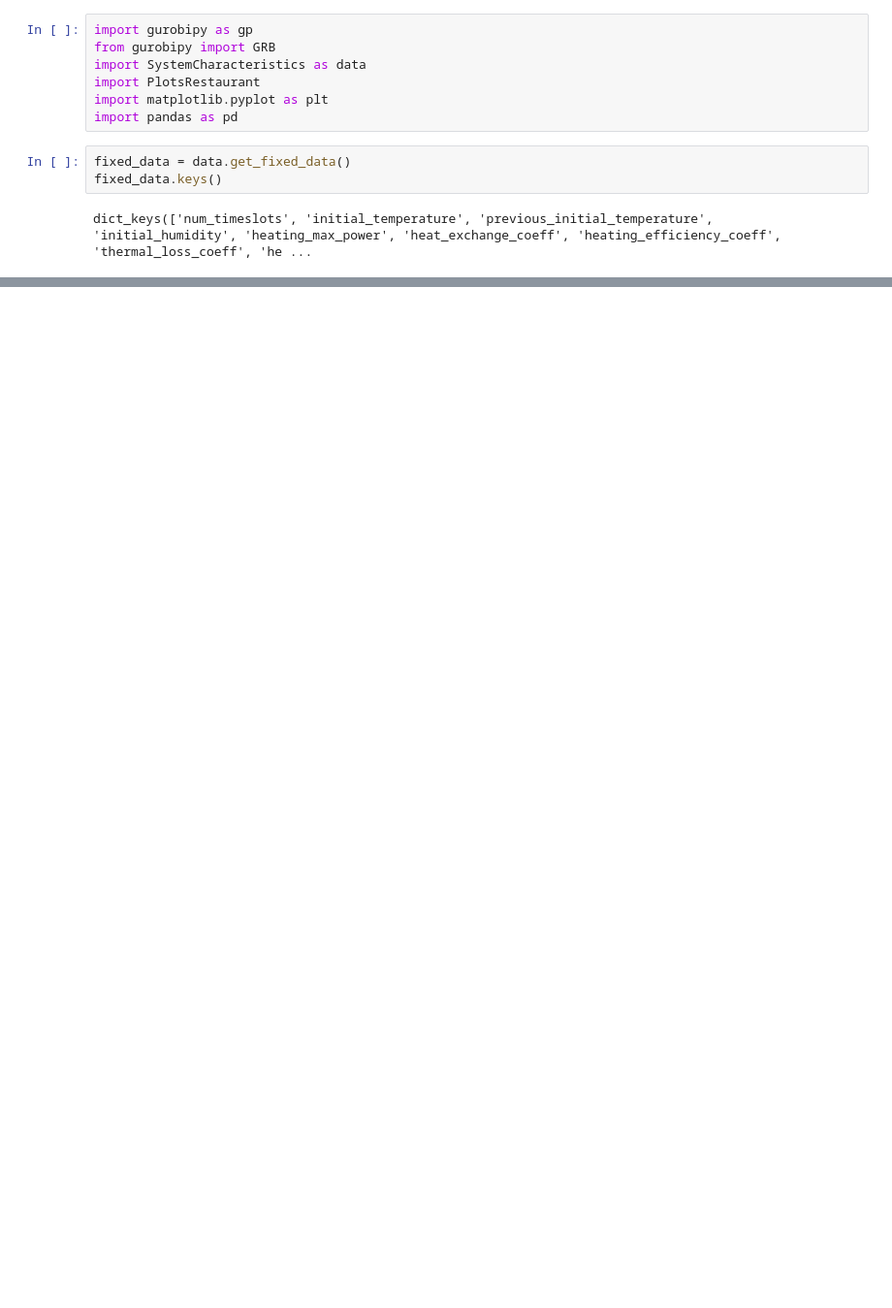
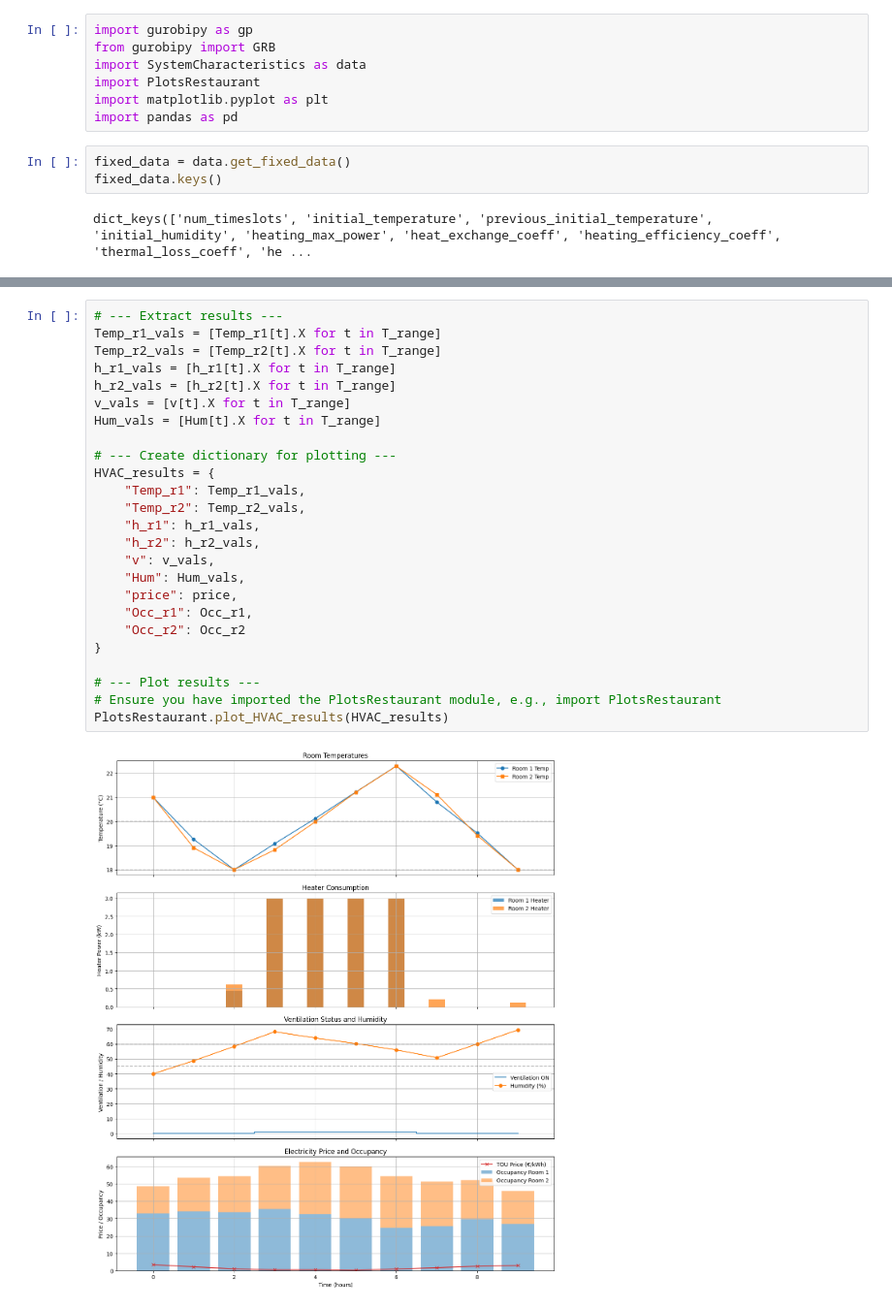
Before and after one commit to 90Theo/decision-making, a Jupyter notebook: Part2_Fabian.ipynb, the cells around one changed output, grey strips where cells are left out. Shown at 97% size. Drawn from its saved outputs; the diff is of its cells as text; blank space fills up the shorter version.

```diff
--- a/Part2_Fabian.ipynb
+++ b/Part2_Fabian.ipynb
@@ -122,0 +126,27 @@ TypeError: unsupported operand type(s) for -: 'list' and 'float'
+# %%
+# --- Extract results ---
+Temp_r1_vals = [Temp_r1[t].X for t in T_range]
+Temp_r2_vals = [Temp_r2[t].X for t in T_range]
+h_r1_vals = [h_r1[t].X for t in T_range]
+h_r2_vals = [h_r2[t].X for t in T_range]
+v_vals = [v[t].X for t in T_range]
+Hum_vals = [Hum[t].X for t in T_range]
+
+# --- Create dictionary for plotting ---
+HVAC_results = {
+    "Temp_r1": Temp_r1_vals,
+    "Temp_r2": Temp_r2_vals,
+    "h_r1": h_r1_vals,
+    "h_r2": h_r2_vals,
+    "v": v_vals,
+    "Hum": Hum_vals,
+    "price": price,
+    "Occ_r1": Occ_r1,
+    "Occ_r2": Occ_r2
+}
+
+# --- Plot results ---
+# Ensure you have imported the PlotsRestaurant module, e.g., import PlotsRestaurant
+PlotsRestaurant.plot_HVAC_results(HVAC_results)
+# %% [output]
+[figure, added]
```
Also changed, not shown: parts of 2 cells of this notebook, 1 other file.
